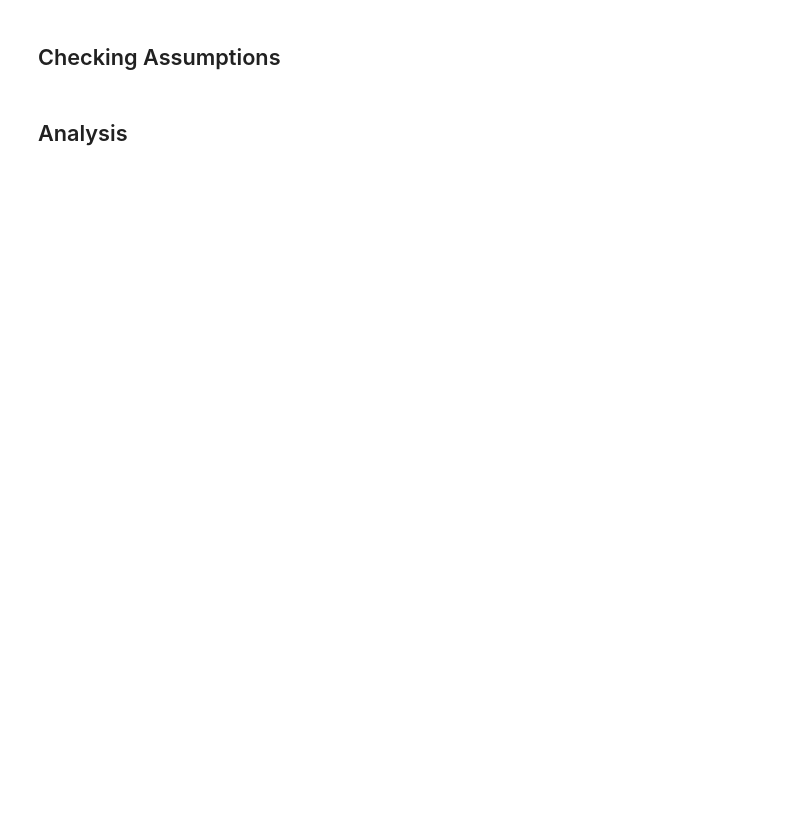
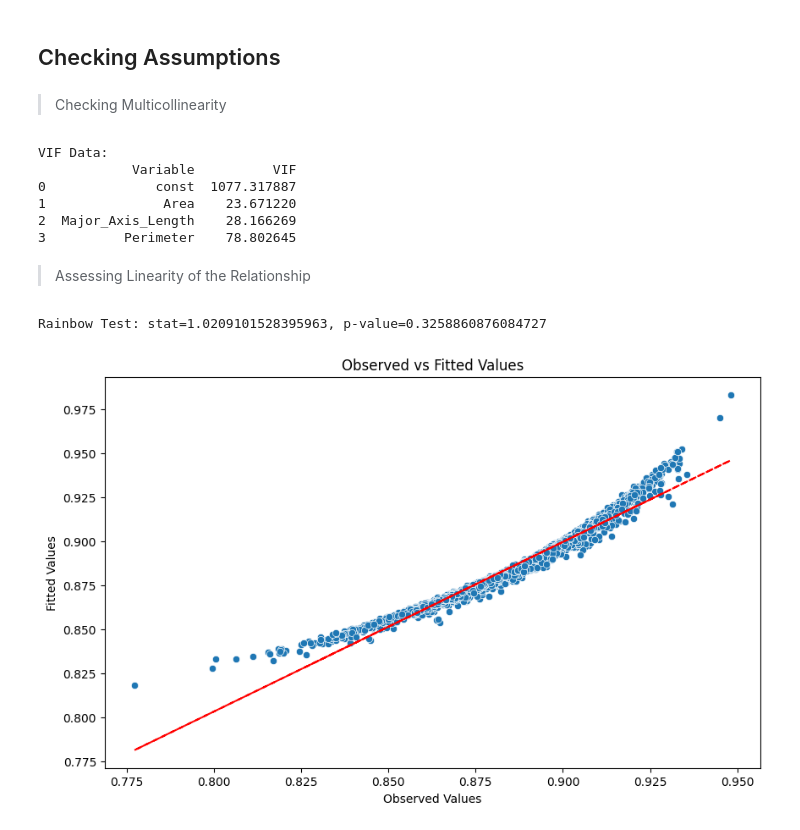
Before and after one commit to nimratmann/datasci_6_regression, a Jupyter notebook: datasci_6_regression.ipynb, the cells around one changed output. Saved outputs shown, nothing was run; the diff lists cells and outputs as text; code cells hidden in the pictures; blank space fills up the shorter version.

```diff
--- a/datasci_6_regression.ipynb
+++ b/datasci_6_regression.ipynb
@@ -211,0 +231,9 @@ R-squared measures the proportion of the variance in the dependent variable.The
+# %%
+X = df[['Area', 'Major_Axis_Length','Perimeter' ]]
+X = sm.add_constant(X)
+
+model = sm.OLS(df['Eccentricity'], X)
+
+results = model.fit()
+
+print(results.summary())
@@ -212,4 +258,49 @@ R-squared measures the proportion of the variance in the dependent variable.The
 # %% [markdown]
 ## Checking Assumptions
-# %% [markdown]
-## Analysis
+# %% [markdown]
+
+
+> Checking Multicollinearity
+# %%
+# Checking multicollinearity using VIF
+vif_data = pd.DataFrame()
+vif_data['Variable'] = X.columns
+vif_data['VIF'] = [variance_inflation_factor(X.values, i) for i in range(X.shape[1])]
+print("\nVIF Data:")
+print(vif_data)
+# %% [output]
+VIF Data:
+            Variable          VIF
+0              const  1077.317887
+1               Area    23.671220
+2  Major_Axis_Length    28.166269
+3          Perimeter    78.802645
+# %% [markdown]
+
+
+> Assessing Linearity of the Relationship
+# %%
+### Assessing linearity of the relationship
+stat, p_value = linear_rainbow(results)
+print(f"Rainbow Test: stat={stat}, p-value={p_value}")
+# %% [output]
+Rainbow Test: stat=1.0209101528395963, p-value=0.3258860876084727
+# %%
+residuals = results.resid
+fitted = results.fittedvalues
+
+# Calculating the best fit line
+best_fit_line = np.polyfit(df['Eccentricity'], fitted, 1)
+y_fit = np.poly1d(best_fit_line)(df['Eccentricity'])
+
+# Plotting observed vs fitted values
+plt.figure(figsize=(10, 6))
+sns.scatterplot(x=df['Eccentricity'], y=fitted)
+plt.xlabel('Observed Values')
+plt.ylabel('Fitted Values')
+plt.title('Observed vs Fitted Values')
+plt.plot(df['Eccentricity'], y_fit, color='red', linestyle='--')
+
+plt.show()
+# %% [output]
+[figure, added]
```
Also changed, not shown: parts of 11 cells of this notebook.
